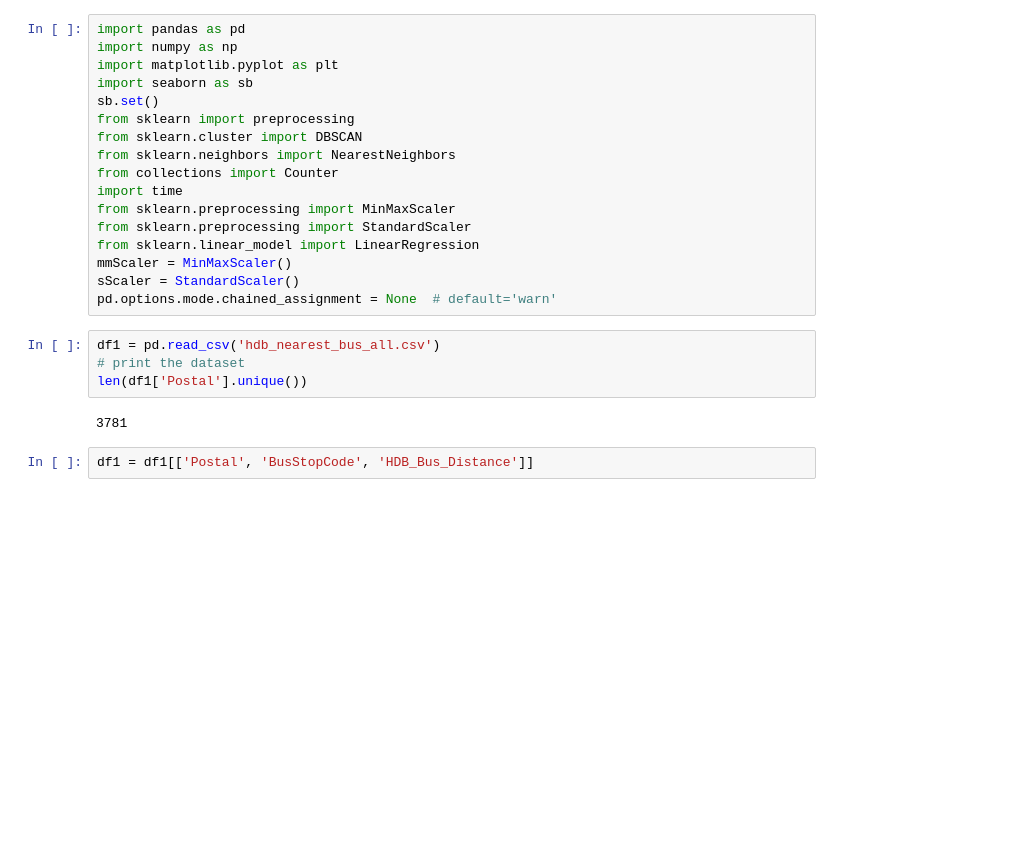
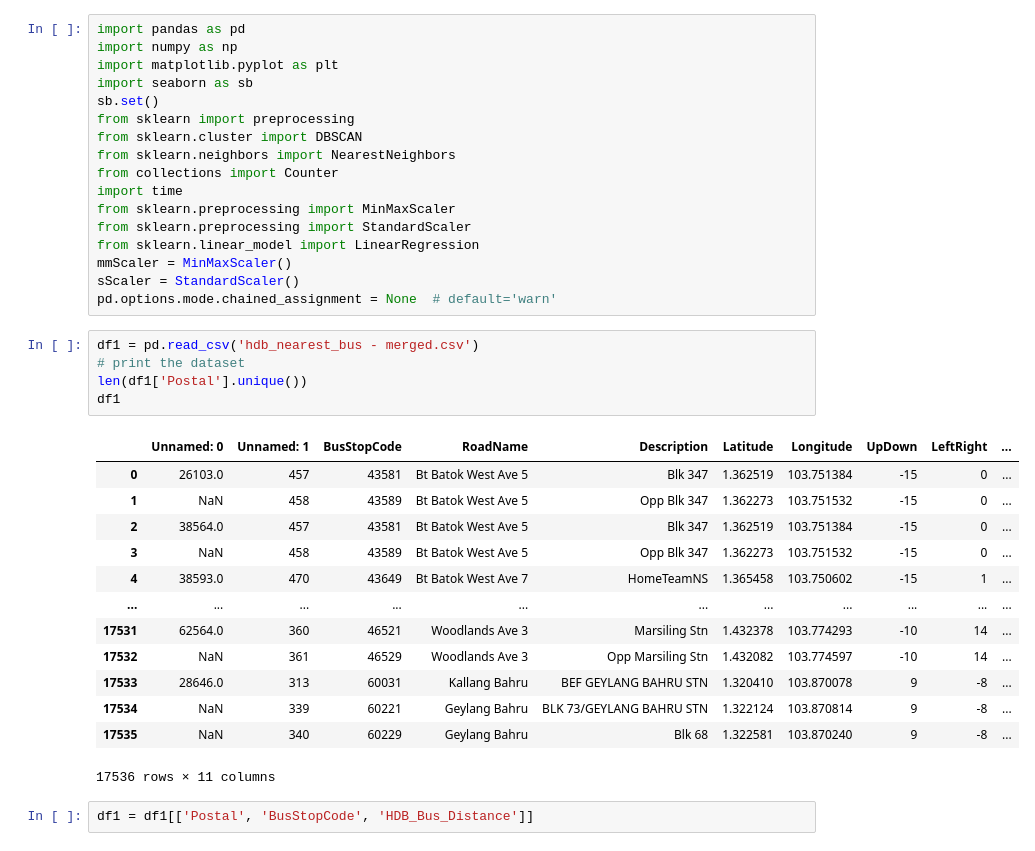
Before and after one commit to S-Samiksha/Urban_Economics, a Jupyter notebook: Final Analysis/Exploratory Analysis Part 1.ipynb, the cells around one changed output. Drawn from its saved outputs; the diff is of its cells as text; blank space fills up the shorter version.

```diff
--- a/Final Analysis/Exploratory Analysis Part 1.ipynb
+++ b/Final Analysis/Exploratory Analysis Part 1.ipynb
@@ -21,11 +21,24 @@ mmScaler = MinMaxScaler()
 sScaler = StandardScaler()
 pd.options.mode.chained_assignment = None  # default='warn'
 # %%
-df1 = pd.read_csv('hdb_nearest_bus_all.csv')
+df1 = pd.read_csv('hdb_nearest_bus - merged.csv')
 # print the dataset
 len(df1['Postal'].unique())
+df1
 # %% [output]
+|  | Unnamed: 0 | Unnamed: 1 | BusStopCode | RoadName | Description | Latitude | Longitude | UpDown | LeftRight | ... |
+| 0 | 26103.0 | 457 | 43581 | Bt Batok West Ave 5 | Blk 347 | 1.362519 | 103.751384 | -15 | 0 | ... |
+| 1 | NaN | 458 | 43589 | Bt Batok West Ave 5 | Opp Blk 347 | 1.362273 | 103.751532 | -15 | 0 | ... |
+| 2 | 38564.0 | 457 | 43581 | Bt Batok West Ave 5 | Blk 347 | 1.362519 | 103.751384 | -15 | 0 | ... |
+| 3 | NaN | 458 | 43589 | Bt Batok West Ave 5 | Opp Blk 347 | 1.362273 | 103.751532 | -15 | 0 | ... |
+| 4 | 38593.0 | 470 | 43649 | Bt Batok West Ave 7 | HomeTeamNS | 1.365458 | 103.750602 | -15 | 1 | ... |
+| ... | ... | ... | ... | ... | ... | ... | ... | ... | ... | ... |
+| 17531 | 62564.0 | 360 | 46521 | Woodlands Ave 3 | Marsiling Stn | 1.432378 | 103.774293 | -10 | 14 | ... |
+| 17532 | NaN | 361 | 46529 | Woodlands Ave 3 | Opp Marsiling Stn | 1.432082 | 103.774597 | -10 | 14 | ... |
+| 17533 | 28646.0 | 313 | 60031 | Kallang Bahru | BEF GEYLANG BAHRU STN | 1.320410 | 103.870078 | 9 | -8 | ... |
+| 17534 | NaN | 339 | 60221 | Geylang Bahru | BLK 73/GEYLANG BAHRU STN | 1.322124 | 103.870814 | 9 | -8 | ... |
+| 17535 | NaN | 340 | 60229 | Geylang Bahru | Blk 68 | 1.322581 | 103.870240 | 9 | -8 | ... |
-3781
+17536 rows × 11 columns
 # %%
 df1 = df1[['Postal', 'BusStopCode', 'HDB_Bus_Distance']]
 # %%
```
Also changed, not shown: parts of 7 cells of this notebook.
